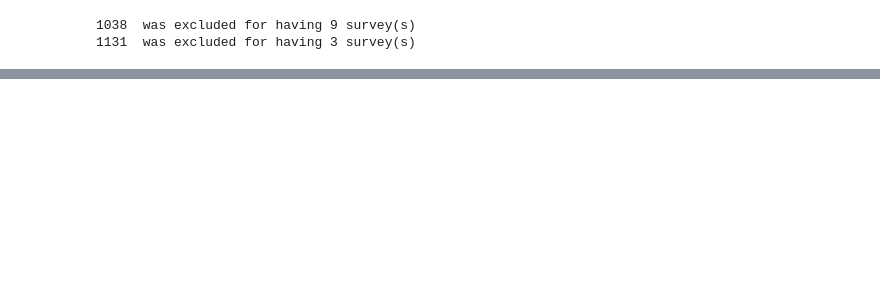
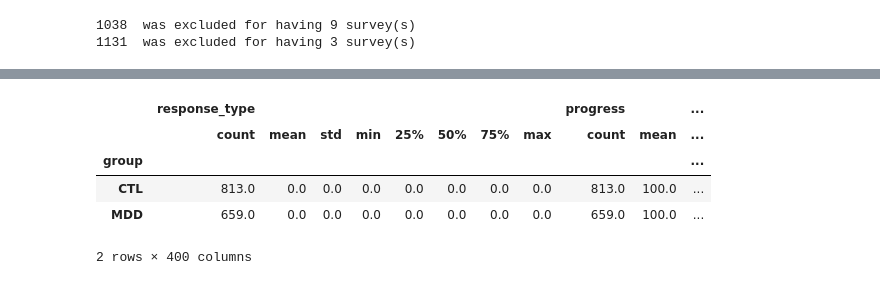
Before and after one commit to TReAD-Lab/Cooper_NatComm_2021, a Jupyter notebook: EMA_Process_NatComm.ipynb, the cells around one changed output, grey strips where cells are left out. Cells and saved outputs as stored; diff of their text form; code cells hidden in the pictures; blank space fills up the shorter version.

```diff
--- a/EMA_Process_NatComm.ipynb
+++ b/EMA_Process_NatComm.ipynb
@@ -277,3 +335,13 @@ for subject in clean.subjectID.unique():
+# %%
+clean_just_PE = clean_just_MRS.dropna(subset = ['PE'])
+clean_just_PE.groupby('group').describe()
+# %% [output]
+|  | response_type |  |  |  |  |  |  |  | progress |  | ... |
+|  | count | mean | std | min | 25% | 50% | 75% | max | count | mean | ... |
+| group |  |  |  |  |  |  |  |  |  |  | ... |
+| CTL | 813.0 | 0.0 | 0.0 | 0.0 | 0.0 | 0.0 | 0.0 | 0.0 | 813.0 | 100.0 | ... |
+| MDD | 659.0 | 0.0 | 0.0 | 0.0 | 0.0 | 0.0 | 0.0 | 0.0 | 659.0 | 100.0 | ... |
+2 rows × 400 columns
 # %%
 # Create absolute value, negative, and positive PE, EV, and AV variables.
 
```
Also changed, not shown: parts of 12 cells of this notebook.
